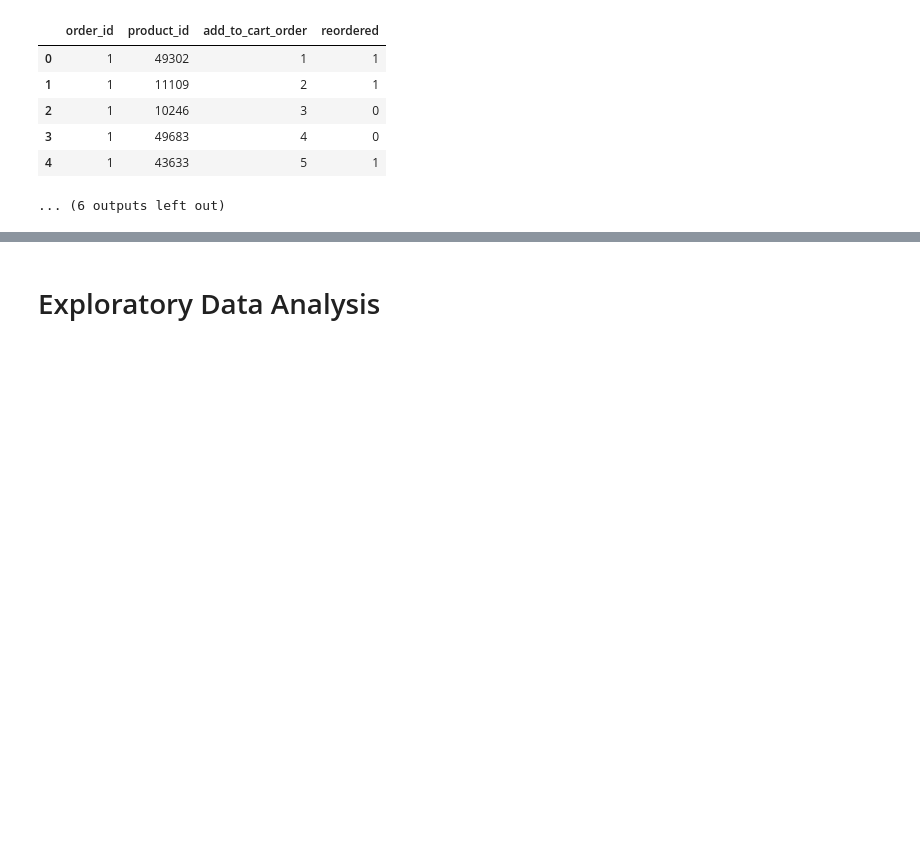
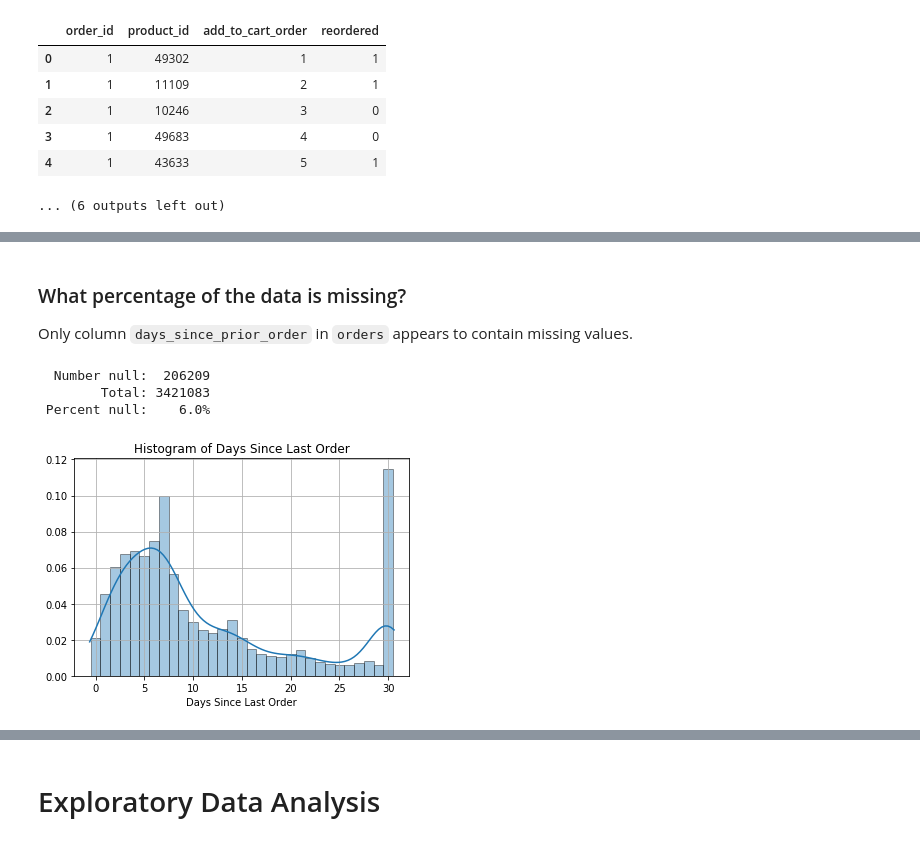
Before and after one commit to antonio-gor/Instacart-Data-Analysis, a Jupyter notebook: instacart_analysis.ipynb, the cells around one changed output, grey strips where cells are left out. Drawn from its saved outputs; the diff is of its cells as text; code cells hidden in the pictures; blank space fills up the shorter version.

Commit message:
complete data cleaning section in notebook

```diff
--- a/instacart_analysis.ipynb
+++ b/instacart_analysis.ipynb
@@ -118,0 +142,25 @@ From the table information above, we can see that
+# %% [markdown]
+### What percentage of the data is missing?
+
+Only column `days_since_prior_order` in `orders` appears to contain missing values.
+# %%
+def plot_hist(x, bins, bw, title):
+    """ Creates a histogram of x """
+    sns.distplot(x, bins=bins, hist_kws=dict(ec="k"), kde_kws={"bw":bw})
+    plt.title("Histogram of " + title)
+    plt.xlabel(title)
+    plt.grid();
+# %%
+num_null = len(orders[orders['days_since_prior_order'].isnull()])
+total = len(orders)
+percent_null_vals = num_null / total * 100
+print(f"  Number null: {num_null:7}")
+print(f"        Total: {total:7}")
+print(f" Percent null: {percent_null_vals:6.2}%")
+plot_hist(orders["days_since_prior_order"], np.arange(31.5)-0.5, .2,
+          "Days Since Last Order")
+# %% [output]
+  Number null:  206209
+        Total: 3421083
+ Percent null:    6.0%
+[figure, added]
```
Also changed, not shown: parts of 11 cells of this notebook.
